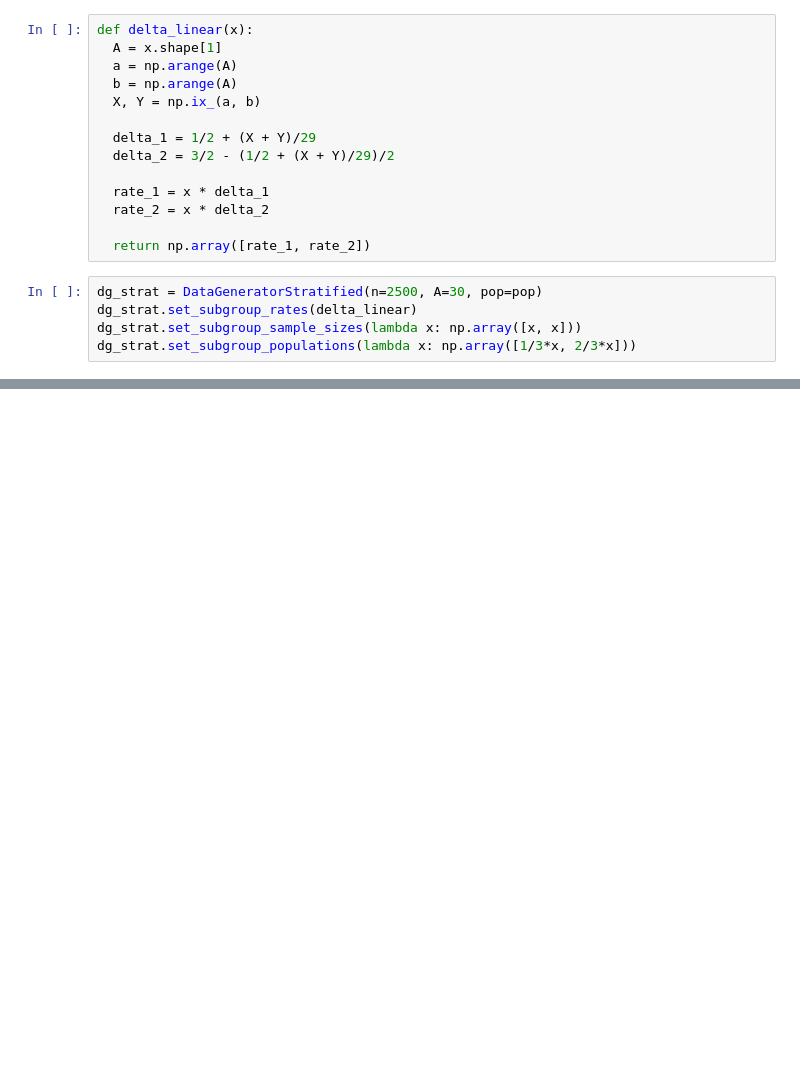
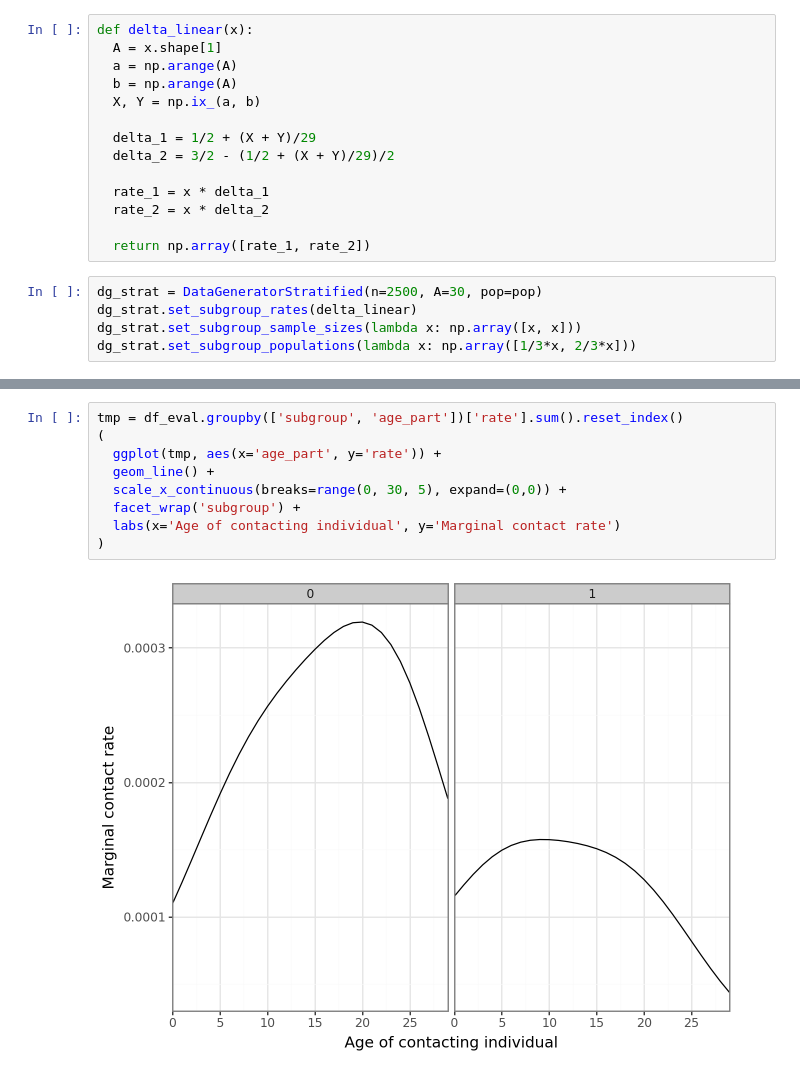
Before and after one commit to ShozenD/cntmosaic, a Jupyter notebook: notebooks/simulate_data.ipynb, the cells around one changed output, grey strips where cells are left out. Cells and saved outputs as stored; diff of their text form; blank space fills up the shorter version.

```diff
--- a/notebooks/simulate_data.ipynb
+++ b/notebooks/simulate_data.ipynb
@@ -105 +106,12 @@ df_strat = dg_strat.generate()
+# %%
+tmp = df_eval.groupby(['subgroup', 'age_part'])['rate'].sum().reset_index()
+(
+  ggplot(tmp, aes(x='age_part', y='rate')) +
+  geom_line() +
+  scale_x_continuous(breaks=range(0, 30, 5), expand=(0,0)) +
+  facet_wrap('subgroup') +
+  labs(x='Age of contacting individual', y='Marginal contact rate')
+)
+# %% [output]
+[figure, added]
 # %%
```
Also changed, not shown: parts of 11 cells of this notebook, 7 other files.
